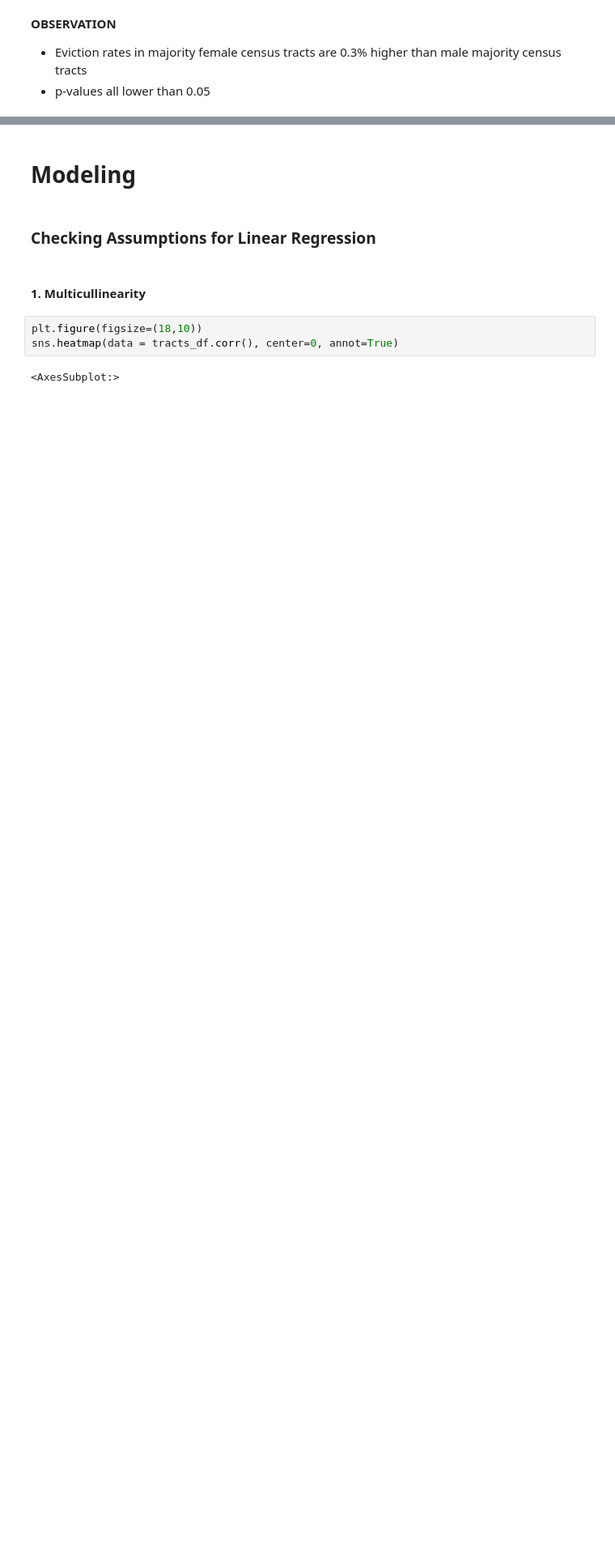
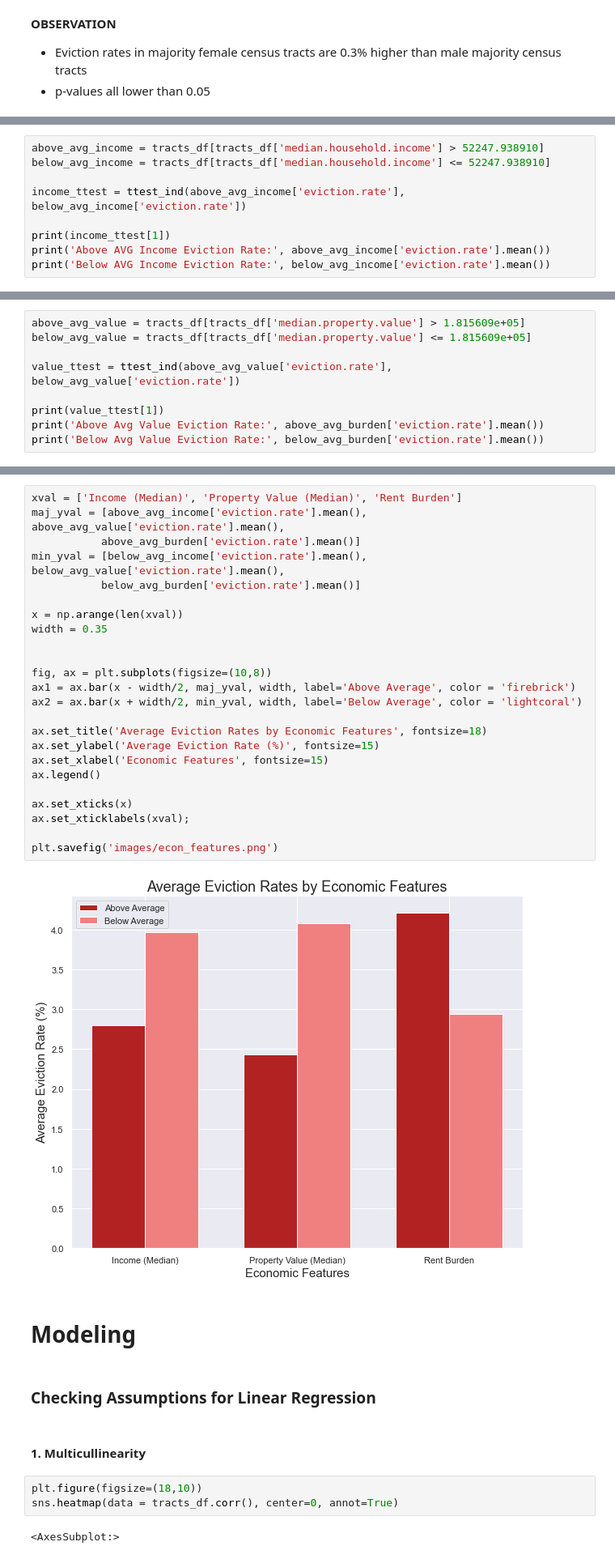
Before and after one commit to HughJackmannix/Predicting-Eviction-Rates, a Jupyter notebook: Mean Modeling.ipynb, the cells around one changed output, grey strips where cells are left out. Shown at 81% size. Drawn from its saved outputs; the diff is of its cells as text; blank space fills up the shorter version.

```diff
--- a/Mean Modeling.ipynb
+++ b/Mean Modeling.ipynb
@@ -526,0 +578,9 @@ ax = sns.barplot('rent.burden', 'state', data=state_df.sort_values('rent.burden'
+# %%
+above_avg_income = tracts_df[tracts_df['median.household.income'] > 52247.938910]
+below_avg_income = tracts_df[tracts_df['median.household.income'] <= 52247.938910]
+
+income_ttest = ttest_ind(above_avg_income['eviction.rate'], below_avg_income['eviction.rate'])
+
+print(income_ttest[1])
+print('Above AVG Income Eviction Rate:', above_avg_income['eviction.rate'].mean())
+print('Below AVG Income Eviction Rate:', below_avg_income['eviction.rate'].mean())
@@ -526,0 +605,9 @@ ax = sns.barplot('rent.burden', 'state', data=state_df.sort_values('rent.burden'
+# %%
+above_avg_value = tracts_df[tracts_df['median.property.value'] > 1.815609e+05]
+below_avg_value = tracts_df[tracts_df['median.property.value'] <= 1.815609e+05]
+
+value_ttest = ttest_ind(above_avg_value['eviction.rate'], below_avg_value['eviction.rate'])
+
+print(value_ttest[1])
+print('Above Avg Value Eviction Rate:', above_avg_burden['eviction.rate'].mean())
+print('Below Avg Value Eviction Rate:', below_avg_burden['eviction.rate'].mean())
@@ -527,3 +618,29 @@ ax = sns.barplot('rent.burden', 'state', data=state_df.sort_values('rent.burden'
+# %%
+xval = ['Income (Median)', 'Property Value (Median)', 'Rent Burden']
+maj_yval = [above_avg_income['eviction.rate'].mean(), above_avg_value['eviction.rate'].mean(),
+           above_avg_burden['eviction.rate'].mean()]
+min_yval = [below_avg_income['eviction.rate'].mean(), below_avg_value['eviction.rate'].mean(),
+           below_avg_burden['eviction.rate'].mean()]
+
+x = np.arange(len(xval))
+width = 0.35
+
+
+fig, ax = plt.subplots(figsize=(10,8))
+ax1 = ax.bar(x - width/2, maj_yval, width, label='Above Average', color = 'firebrick')
+ax2 = ax.bar(x + width/2, min_yval, width, label='Below Average', color = 'lightcoral')
+
+ax.set_title('Average Eviction Rates by Economic Features', fontsize=18)
+ax.set_ylabel('Average Eviction Rate (%)', fontsize=15)
+ax.set_xlabel('Economic Features', fontsize=15)
+ax.legend()
+
+ax.set_xticks(x)
+ax.set_xticklabels(xval);
+
+plt.savefig('images/econ_features.png')
+# %% [output]
+[figure, added]
 # %% [markdown]
 # Modeling
 # %% [markdown]
```
Also changed, not shown: parts of 109 cells of this notebook, 3 other files.
